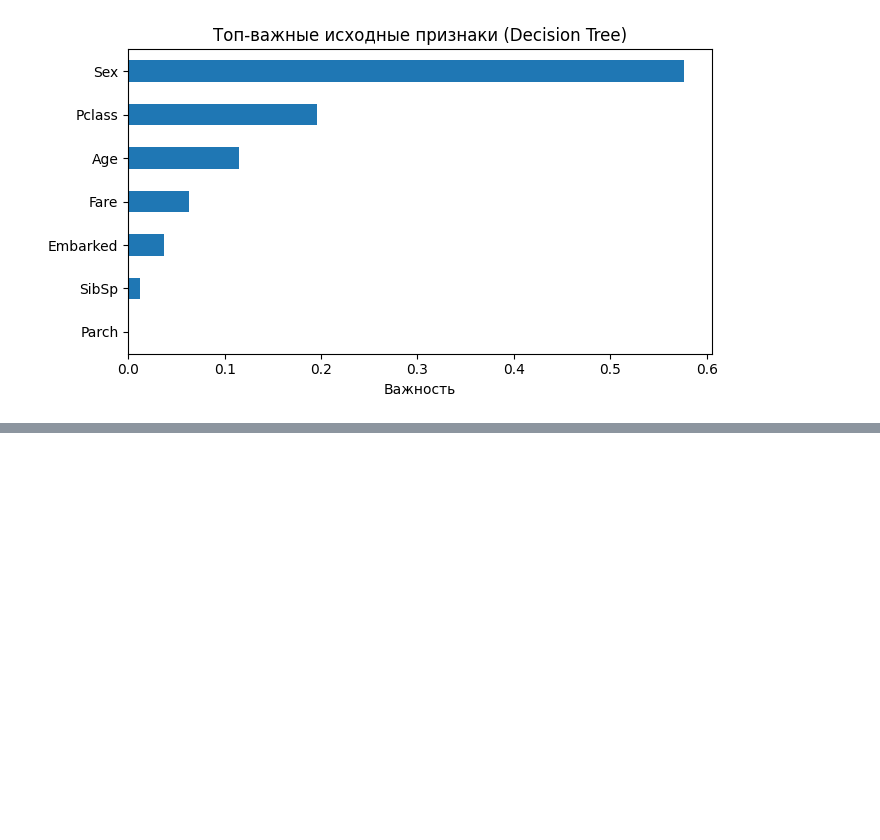
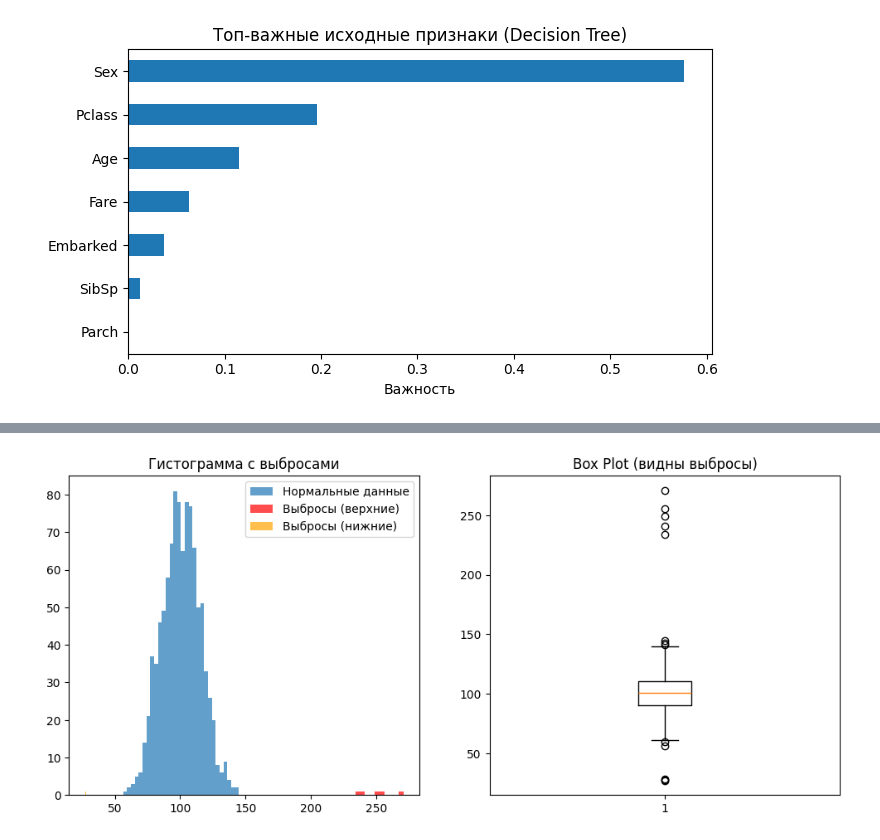
Before and after one commit to hishnick5/my_lessons, a Jupyter notebook: Data_Analitik/zachetnaya.ipynb, the cells around one changed output, grey strips where cells are left out. Saved outputs shown, nothing was run; the diff lists cells and outputs as text; code cells hidden in the pictures; blank space fills up the shorter version.

```diff
--- a/Data_Analitik/zachetnaya.ipynb
+++ b/Data_Analitik/zachetnaya.ipynb
@@ -314,0 +582,26 @@ dtype: float64
+# %%
+import numpy as np
+import matplotlib.pyplot as plt
+
+# Нормальные данные с парой выбросов
+normal_data = np.random.normal(100, 15, 1000)  # основная масса данных
+outliers_high = np.random.normal(250, 10, 5)   # выбросы сверху
+outliers_low = np.random.normal(30, 5, 3)      # выбросы снизу
+
+data_with_outliers = np.concatenate([normal_data, outliers_high, outliers_low])
+
+plt.figure(figsize=(12, 5))
+
+plt.subplot(1, 2, 1)
+plt.hist(normal_data, alpha=0.7, bins=30, label='Нормальные данные')
+plt.hist(outliers_high, alpha=0.7, bins=10, color='red', label='Выбросы (верхние)')
+plt.hist(outliers_low, alpha=0.7, bins=10, color='orange', label='Выбросы (нижние)')
+plt.title('Гистограмма с выбросами')
+plt.legend()
+
+plt.subplot(1, 2, 2)
+plt.boxplot(data_with_outliers)
+plt.title('Box Plot (видны выбросы)')
+plt.show()
+# %% [output]
+[figure, added]
```
Also changed, not shown: parts of 6 cells of this notebook, 5 other files.
